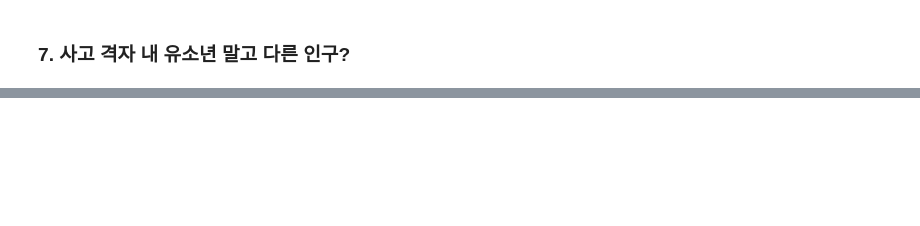
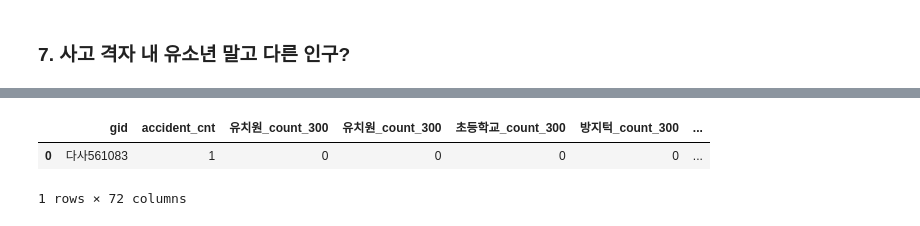
Before and after one commit to ikeven94/Osan-Si_-Identify-_TA_DangerZones, a Jupyter notebook: EDA/Linear Regression.ipynb, the cells around one changed output, grey strips where cells are left out. Saved outputs shown, nothing was run; the diff lists cells and outputs as text; code cells hidden in the pictures; blank space fills up the shorter version.

```diff
--- a/EDA/Linear Regression.ipynb
+++ b/EDA/Linear Regression.ipynb
@@ -430,0 +497,39 @@ total.head(1)
+# %%
+def doable_living_inside_100(geo_obj):
+
+    global 거주인구격자_생산가능
+
+    ret_cnt = 0
+    y,x = geo_obj.centroid.coords[0]
+
+    for (_,cnt,square) in 거주인구격자_생산가능[거주인구격자_생산가능.val>0].iloc:
+        c_y,c_x = square.centroid.coords[0]
+
+        if haversine((x,y),(c_x,c_y),unit="m") <= 100:
+            ret_cnt+=cnt
+
+    return ret_cnt
+
+def old_living_inside_100(geo_obj):
+
+    global 거주인구격자_고령
+
+    ret_cnt = 0
+    y,x = geo_obj.centroid.coords[0]
+
+    for (_,cnt,square) in 거주인구격자_고령[거주인구격자_고령.val>0].iloc:
+        c_y,c_x = square.centroid.coords[0]
+
+        if haversine((x,y),(c_x,c_y),unit="m") <= 100:
+            ret_cnt+=cnt
+
+    return ret_cnt
+
+
+total['생산가능인구_count_100'] = total['geometry'].apply(doable_living_inside_100)
+total['고령가능인구_count_100'] = total['geometry'].apply(old_living_inside_100)
+total.head(1)
+# %% [output]
+|  | gid | accident_cnt | 유치원_count_300 | 유치원_count_300 | 초등학교_count_300 | 방지턱_count_300 | ... |
+| 0 | 다사561083 | 1 | 0 | 0 | 0 | 0 | ... |
+1 rows × 72 columns
```
Also changed, not shown: parts of 13 cells of this notebook, 2 other files.
